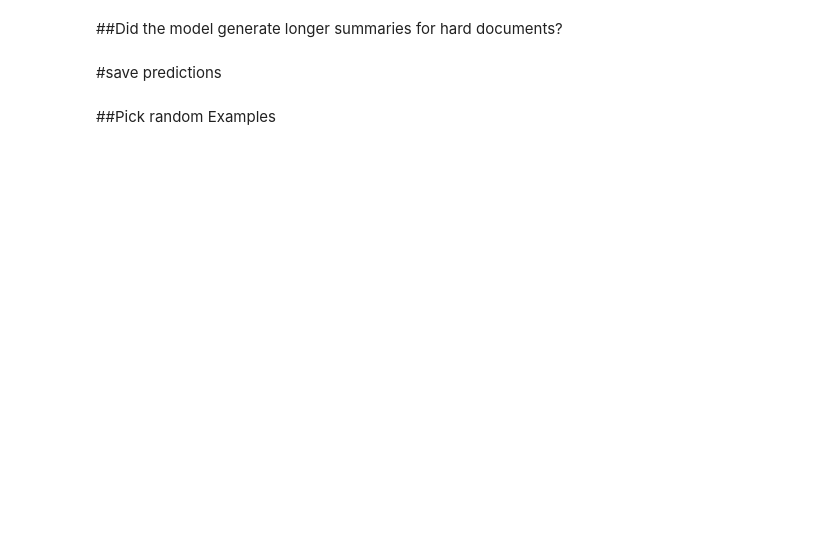
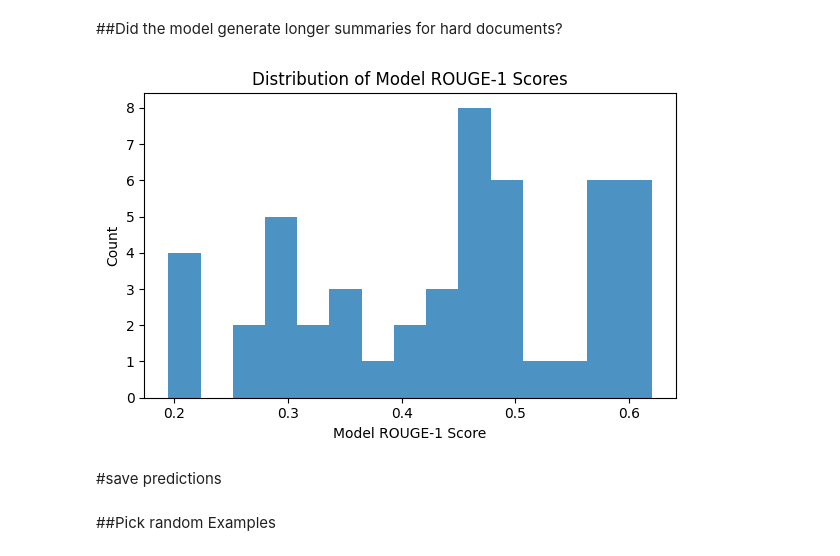
Before and after one commit to dlwltkd/hw6-mini-summarizer, a Jupyter notebook: run_experiment.ipynb, the cells around one changed output. Cells and saved outputs as stored; diff of their text form; code cells hidden in the pictures; blank space fills up the shorter version.

Commit message:
"added more graphs"

```diff
--- a/run_experiment.ipynb
+++ b/run_experiment.ipynb
@@ -150,19 +202,17 @@ plt.show()
 # %% [markdown]
 ##Did the model generate longer summaries for hard documents?
 # %%
-summary_lengths = [len(pred.split()) for pred in model_preds]
+plt.figure(figsize=(6, 4))
+plt.hist(model_r1, bins=15, alpha=0.8)
 
-plt.figure(figsize=(6, 4))
-plt.scatter(summary_lengths, improvements, alpha=0.7)
-
-plt.xlabel("Model Summary Length (words)")
-plt.ylabel("ROUGE-1 Improvement")
-plt.title("Improvement vs Model Summary Length")
-
-plt.axhline(0.0, linestyle="--")
+plt.xlabel("Model ROUGE-1 Score")
+plt.ylabel("Count")
+plt.title("Distribution of Model ROUGE-1 Scores")
 
 plt.tight_layout()
 plt.show()
+# %% [output]
+[figure, added]
 # %% [markdown]
 #save predictions
 # %%
```
Also changed, not shown: parts of 16 cells of this notebook.
